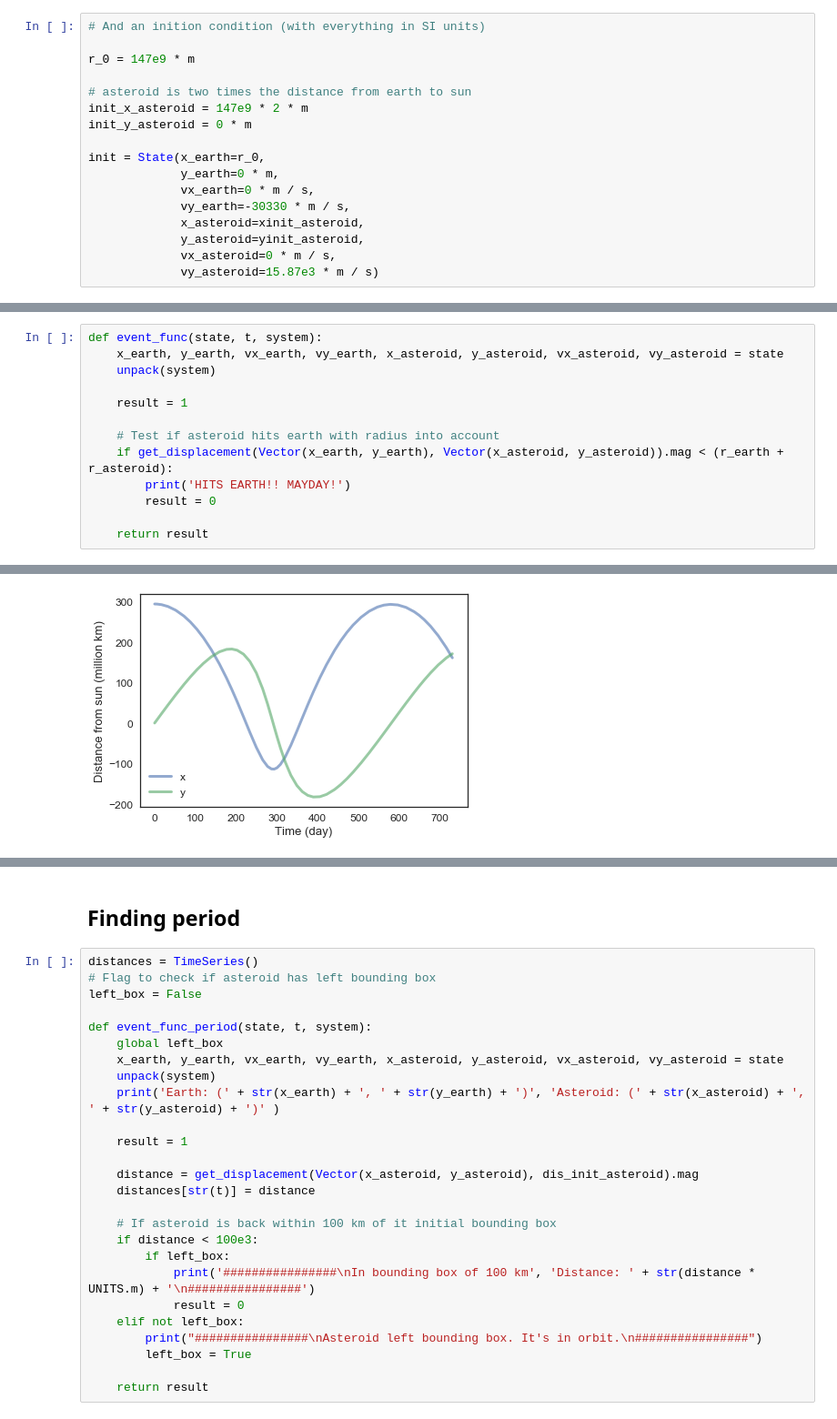
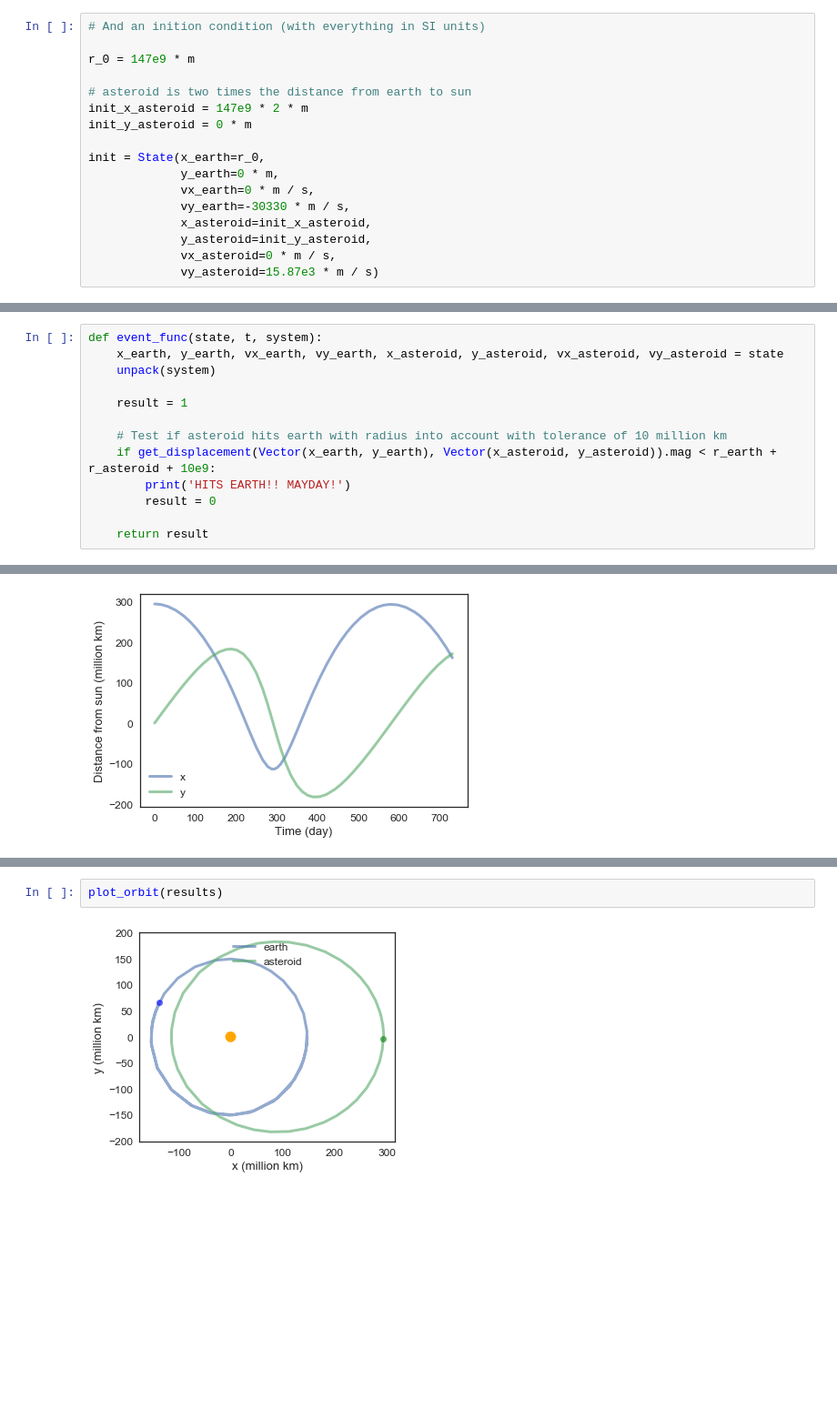
Before and after one commit to hardlyrichie/modsim-project3, a Jupyter notebook: Gravity Tractor V.2.ipynb, the cells around one changed output, grey strips where cells are left out. Shown at 91% size. Cells and saved outputs as stored; diff of their text form; blank space fills up the shorter version.

```diff
--- a/Gravity Tractor V.2.ipynb
+++ b/Gravity Tractor V.2.ipynb
@@ -49,8 +49,8 @@ init = State(x_earth=r_0,
              y_earth=0 * m,
              vx_earth=0 * m / s,
              vy_earth=-30330 * m / s,
-             x_asteroid=xinit_asteroid,
-             y_asteroid=yinit_asteroid,
+             x_asteroid=init_x_asteroid,
+             y_asteroid=init_y_asteroid,
              vx_asteroid=0 * m / s,
              vy_asteroid=15.87e3 * m / s)
 # %% [output]
@@ -175,8 +175,8 @@ def event_func(state, t, system):
 
     result = 1
 
-    # Test if asteroid hits earth with radius into account
-    if get_displacement(Vector(x_earth, y_earth), Vector(x_asteroid, y_asteroid)).mag < (r_earth + r_asteroid):
+    # Test if asteroid hits earth with radius into account with tolerance of 10 million km
+    if get_displacement(Vector(x_earth, y_earth), Vector(x_asteroid, y_asteroid)).mag < r_earth + r_asteroid + 10e9:
         print('HITS EARTH!! MAYDAY!')
         result = 0
 
@@ -268,28 +335,4 @@ t_final.to(UNITS.day)
-# %% [markdown]
-## Finding period
-# %%
-distances = TimeSeries()
-# Flag to check if asteroid has left bounding box
-left_box = False
-
-def event_func_period(state, t, system):
-    global left_box
-    x_earth, y_earth, vx_earth, vy_earth, x_asteroid, y_asteroid, vx_asteroid, vy_asteroid = state
-    unpack(system)
-    print('Earth: (' + str(x_earth) + ', ' + str(y_earth) + ')', 'Asteroid: (' + str(x_asteroid) + ', ' + str(y_asteroid) + ')' )
-
-    result = 1
-
-    distance = get_displacement(Vector(x_asteroid, y_asteroid), dis_init_asteroid).mag
-    distances[str(t)] = distance
-
-    # If asteroid is back within 100 km of it initial bounding box
-    if distance < 100e3:
-        if left_box:
-            print('################\nIn bounding box of 100 km', 'Distance: ' + str(distance * UNITS.m) + '\n################')
-            result = 0
-    elif not left_box:
-        print("################\nAsteroid left bounding box. It's in orbit.\n################")
-        left_box = True
-
-    return result
+# %%
+plot_orbit(results)
+# %% [output]
+[figure, added]
```
Also changed, not shown: parts of 26 cells of this notebook.
